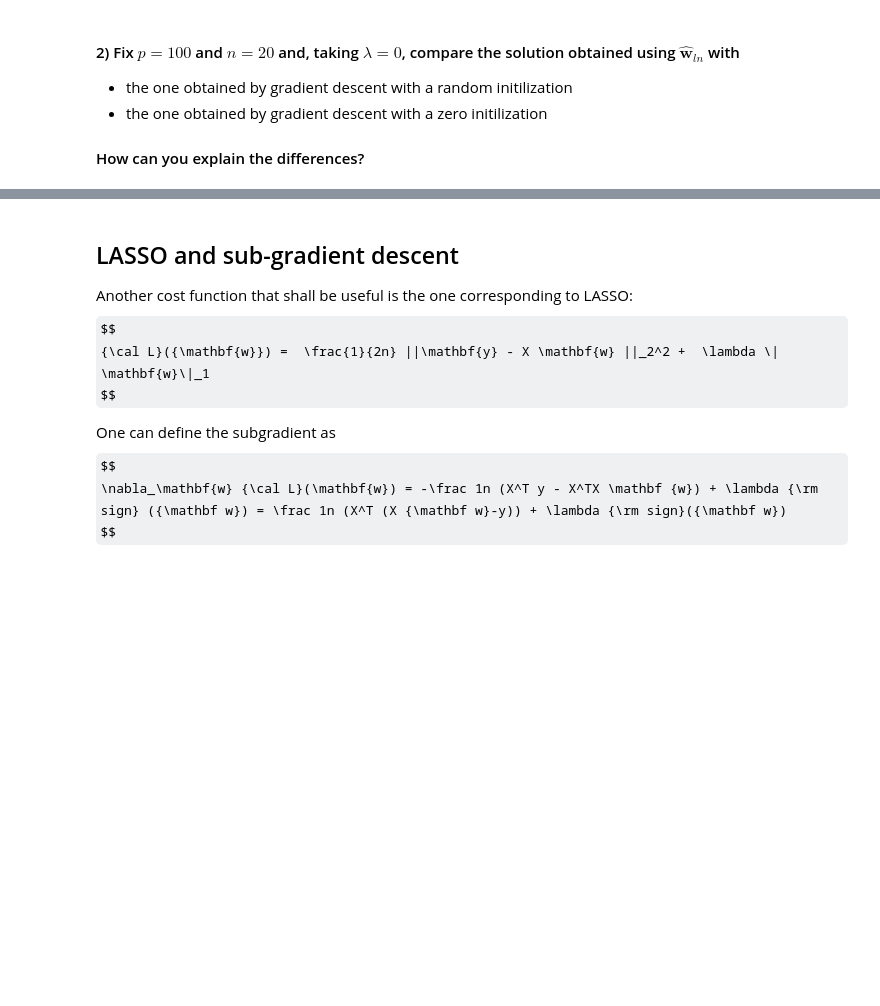
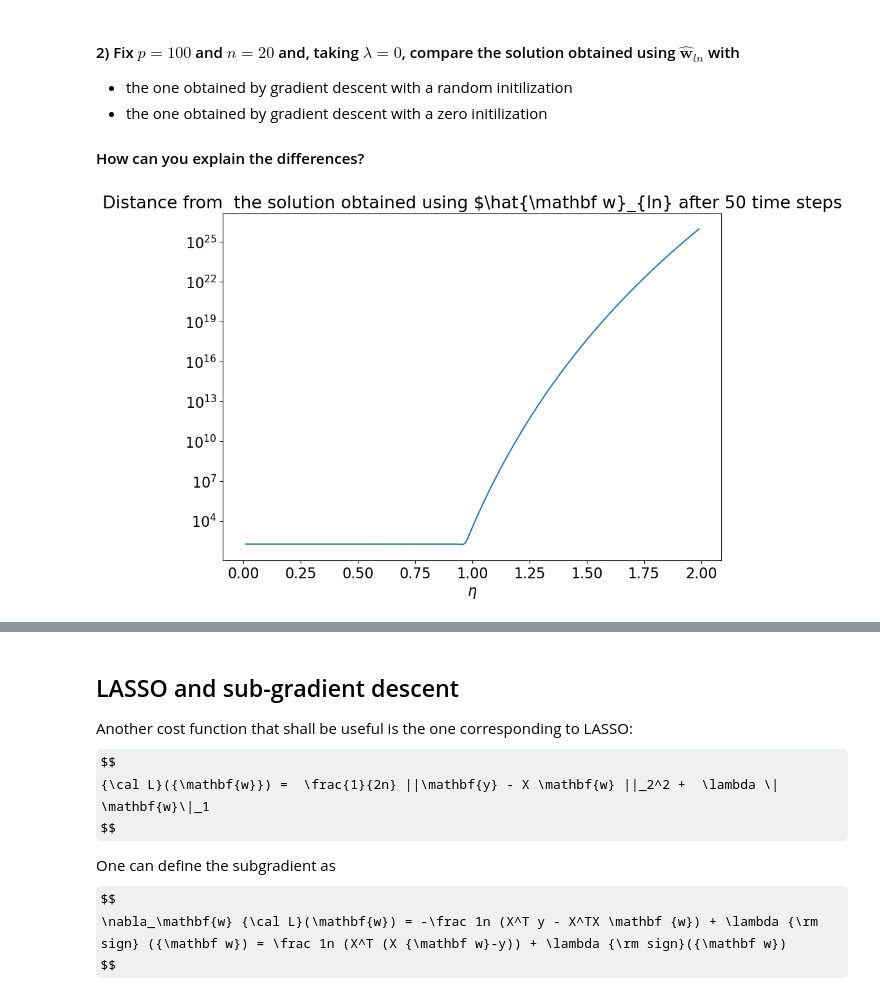
Before and after one commit to yassinuaimee/FundamentalLearningEPFL, a Jupyter notebook: TP5/[exercise]optimization_and_GD.ipynb, the cells around one changed output, grey strips where cells are left out. Saved outputs shown, nothing was run; the diff lists cells and outputs as text; code cells hidden in the pictures; some formulas as TeX source; blank space fills up the shorter version.

```diff
--- a/TP5/[exercise]optimization_and_GD.ipynb
+++ b/TP5/[exercise]optimization_and_GD.ipynb
@@ -260,0 +258,29 @@ array([-3.48468460e+15, -1.00815673e+15,  5.32918103e+14, -1.68264959e+14,
+# %%
+n=100
+p=20
+
+X = np.random.randn(n,p)
+y = np.random.randn(n,1)
+w0 = np.random.rand(p,1)
+lamb = 0
+
+max = 50 #No. of iterations
+eta = [0.03,0.1,0.3,1,2,3]
+
+w_ref = X.T@inv(X@X.T)@y
+
+eta = np.arange(0.01,2,0.01)
+table_w = np.zeros(len(eta))
+
+for j,e in enumerate(eta):
+  w, past_costs = gradient_descent(X, y, w0, max, lamb, e)
+  table_w[j] = norm(w_ref-w)
+
+fig = plt.figure(figsize=(10,7))
+plt.title('Distance from  the solution obtained using $\hat{\mathbf w}_{ln} after 50 time steps')
+plt.xlabel('$\eta$')
+plt.plot(eta,table_w)
+plt.yscale("log")
+plt.show()
+# %% [output]
+[figure, added]
```
Also changed, not shown: parts of 29 cells of this notebook.
